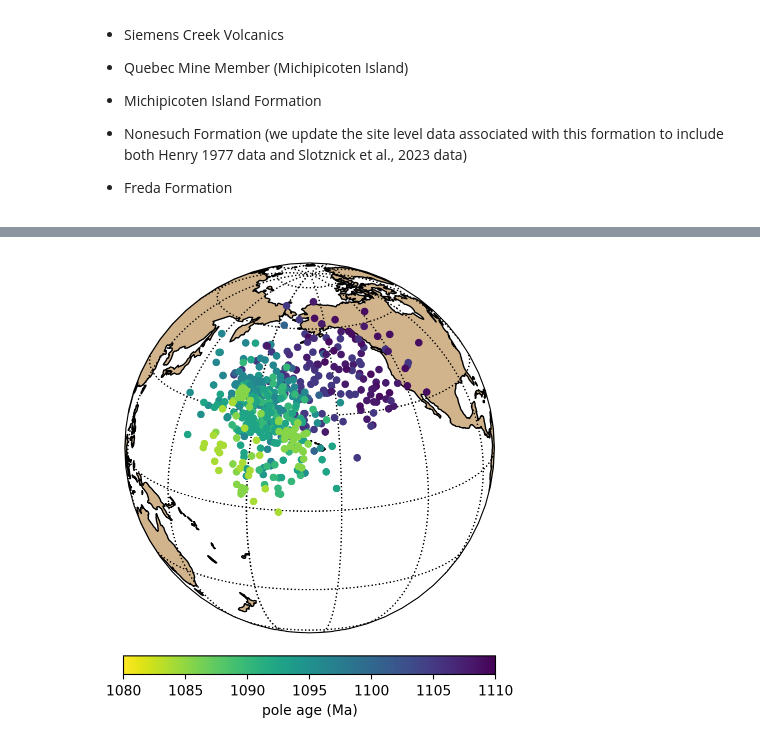
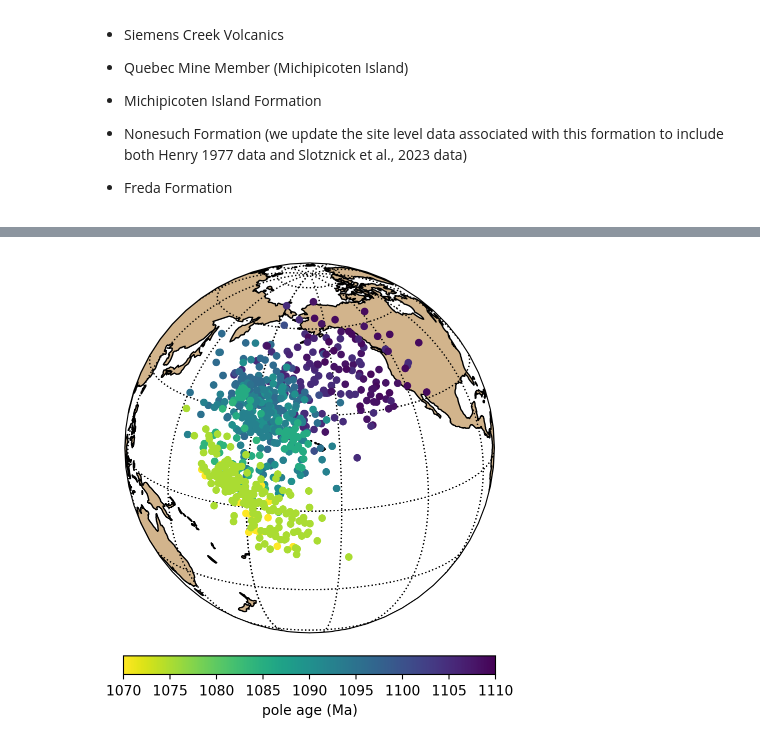
Before and after one commit to Swanson-Hysell-Group/2024_SWLLIP, a Jupyter notebook: code/Keweenawan_Track_VGP_compilation.ipynb, the cells around one changed output, grey strips where cells are left out. Drawn from its saved outputs; the diff is of its cells as text; code cells hidden in the pictures.

Commit message:
update compilation with Freda sites and Nonesuch sites

```diff
--- a/code/Keweenawan_Track_VGP_compilation.ipynb
+++ b/code/Keweenawan_Track_VGP_compilation.ipynb
@@ -1749,7 +1811,7 @@ Index(['average_age', 'average_age_sigma', 'average_age_unit',
 # %%
 Fairchild2017_MIF.columns=['age', 'age_sigma', 'age_unit',
                             'dir_alpha95', 'dir_dec', 'dir_inc', 'dir_k',
-                            'lat', 'lon', 'dir_sample_n', 'dir_n_specimens_lines',
+                            'lat', 'lon', 'dir_n_samples', 'dir_n_specimens_lines',
                             'dir_n_specimens_planes', 'dir_r', 'data_type', 'er_analyst_mail_names',
                             'citations', 'location', 'site',
                             'specimen', 'method_codes', 'software_packages',
@@ -1820,3 +1882,17 @@ pole_means.loc['MI'] = pd.Series({'PoleName' : 'Michipicoten Island Formation',
 ## Midcontinent Rift sedimentary poles
 
 Sedimentary poles are taken as the site mean poles of Henry et al., 1977.
+# %%
+Henry1977_data = pd.read_csv('../data/pmag_compiled/Henry1977/sites.txt', sep='\t', header=1)
+Henry1977_data['citations'] = 'Henry, 1977'
+Henry1977_data['dir_polarity'] = 'n'
+Henry1977_data['dir_n_specimens'] = [len(Henry1977_data['specimens'].iloc[i].split(':')) for i in range(len(Henry1977_data))]
+Henry1977_data['age'] = np.where(Henry1977_data['formation'] == 'Freda', 1070, 1075)
+Henry1977_data['age_low'] = np.where(Henry1977_data['formation'] == 'Freda', 1050, 1050)
+Henry1977_data['age_high'] = np.where(Henry1977_data['formation'] == 'Freda', 1083.5, 1085.57)
+Henry1977_data['pole_name'] = np.where(Henry1977_data['formation'] == 'Freda', 'Freda Formation', 'Nonesuch Formation')
+Henry1977_Freda_data = Henry1977_data[Henry1977_data['formation'] == 'Freda']
+
+Henry1977_Nonesuch_data = Henry1977_data[Henry1977_data['formation'] == 'Nonesuch']
+
+# Henry1977_data
@@ -1822,0 +1921,9 @@ Sedimentary poles are taken as the site mean poles of Henry et al., 1977.
+# %%
+Slotznick2023_data = pd.read_csv('../data/pmag_compiled/Slotznick2023/sites.txt', sep='\t', header=1)
+Slotznick2023_data = Slotznick2023_data[Slotznick2023_data['dir_tilt_correction'] == 100]
+Slotznick2023_data = Slotznick2023_data[(Slotznick2023_data['dir_comp_name'] == 'mt') | (Slotznick2023_data['dir_comp_name'] == 'hdt')]
+Slotznick2023_data['pole_name'] = 'Nonesuch Formation'
+Slotznick2023_data['dir_polarity'] = 'n'
+Slotznick2023_data['citations'] = 'Slotznick et al., 2023'
+Slotznick2023_data = Slotznick2023_data[~Slotznick2023_data['site'].str.contains('PF18-21|PF18-67|PF18-83|PF18-94|PF18-123')]
+Slotznick2023_data.head()
@@ -1928,14 +2077,16 @@ Keweenawan_track_sites = pd.concat([Osler_reverse_lower_site,
                                         LST_sites,
                                         Palmer1986_PM_reliable,
                                         Palmer1987_QM_sites,
-                                        Fairchild2017_MIF
+                                        Fairchild2017_MIF,
+                                        Henry1977_Freda_data,
+                                        Slotznick2023_data
                                         ]).reset_index(drop=1)
 Keweenawan_track_sites = Keweenawan_track_sites[['pole_name', 'age', 'age_high', 'age_low', 'age_unit', 'age_uncertainty',
                                                  'citations', 'dir_alpha95', 'dir_polarity',
-                                                'dir_dec', 'dir_inc', 'dir_n_specimens', 'geologic_classes',
+                                                'dir_dec', 'dir_inc', 'dir_n_specimens', 'dir_n_samples', 'geologic_classes',
                                                 'geologic_types', 'height', 'lat', 'lithologies', 'location', 'lon',
-                                                'site', 'vgp_lat', 'vgp_lon', 'pole_name', 'dir_k',
-                                                'dir_n_samples', 'dir_tilt_correction',
+                                                'site', 'vgp_lat', 'vgp_lon', 'dir_k',
+                                                'dir_tilt_correction',
                                                 'dir_r','vgp_lat_rev', 'vgp_lon_rev',
                                                 'vgp_dm', 'vgp_dp']]
 Keweenawan_track_sites['dir_dec'] = Keweenawan_track_sites['dir_dec'].astype(np.float64)
@@ -1976,6 +2120,6 @@ plt.show()
 # %%
 ax = ipmag.make_orthographic_map(200, 20, figsize=(6,6))
 ipmag.plot_poles_colorbar(ax, Keweenawan_track_sites['Plon'], Keweenawan_track_sites['Plat'],
-                          np.zeros(Keweenawan_track_sites.shape[0]), Keweenawan_track_sites['age'], vmin=1080, vmax=1110, colormap='viridis_r', edgecolor=None, alpha=0.6, )
+                          np.zeros(Keweenawan_track_sites.shape[0]), Keweenawan_track_sites['age'], vmin=1070, vmax=1110, colormap='viridis_r', edgecolor=None, alpha=0.6, )
 # %% [output]
-[figure, old version]
+[figure, new version]
```
Also changed, not shown: parts of 19 cells of this notebook.
